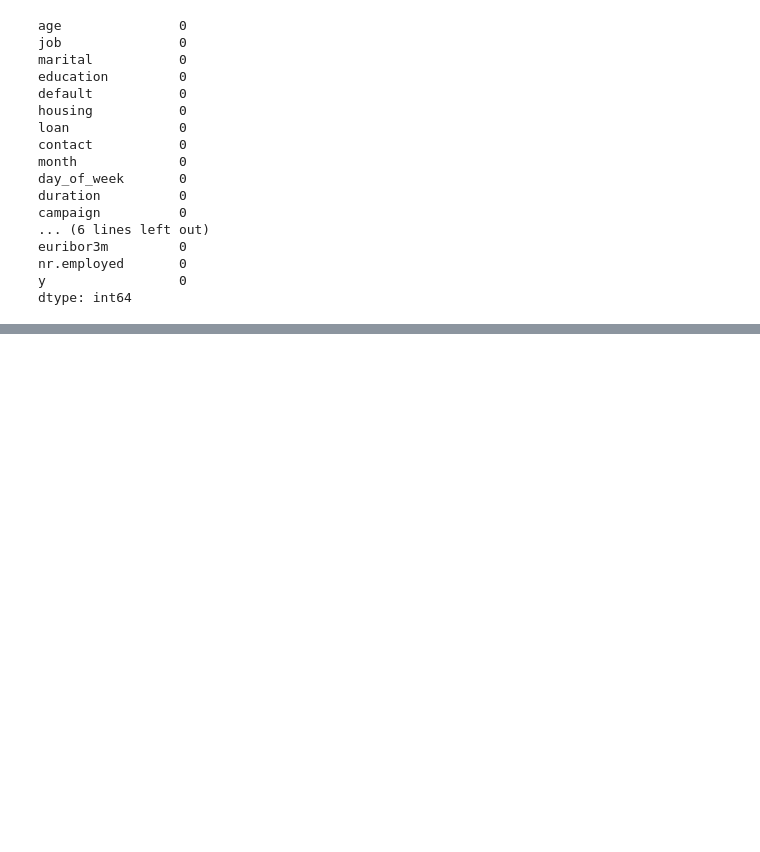
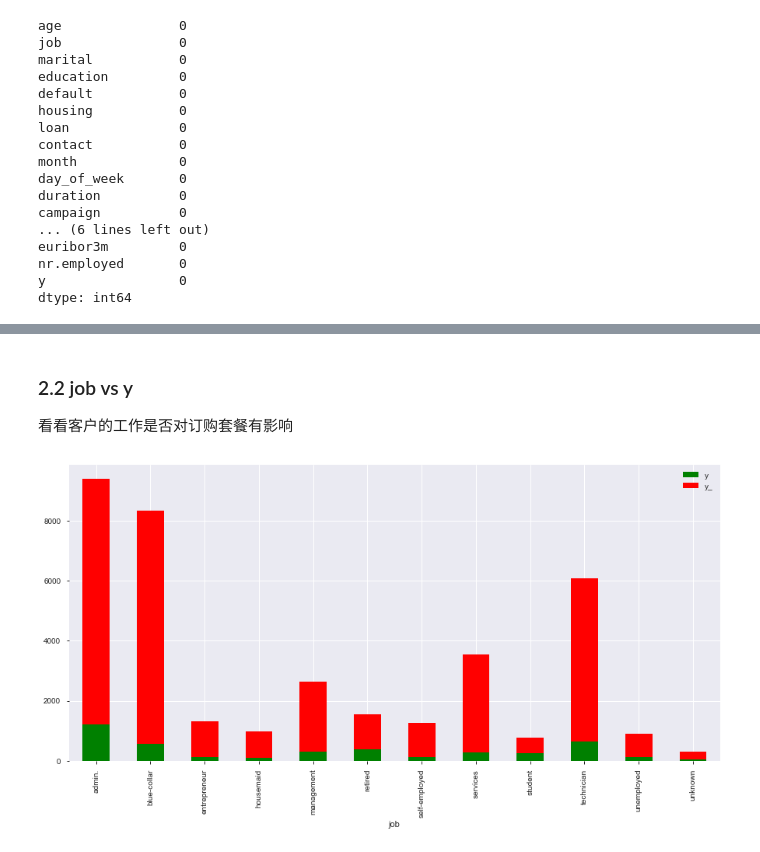
Before and after one commit to China-ChallengeHub/one-competition, a Jupyter notebook: EDA and Model.ipynb, the cells around one changed output, grey strips where cells are left out. Saved outputs shown, nothing was run; the diff lists cells and outputs as text; code cells hidden in the pictures; blank space fills up the shorter version.

```diff
--- a/EDA and Model.ipynb
+++ b/EDA and Model.ipynb
@@ -53,0 +122,8 @@ profile
+# %% [markdown]
+### 2.2 job vs y
+看看客户的工作是否对订购套餐有影响
+# %%
+df.groupby('job').agg('sum')[['y', 'y_']].plot(kind='bar', figsize=(15, 7),
+                                                          stacked=True, color=['g', 'r']);
+# %% [output]
+[figure, added]
```
Also changed, not shown: parts of 61 cells of this notebook, 2 other files.
